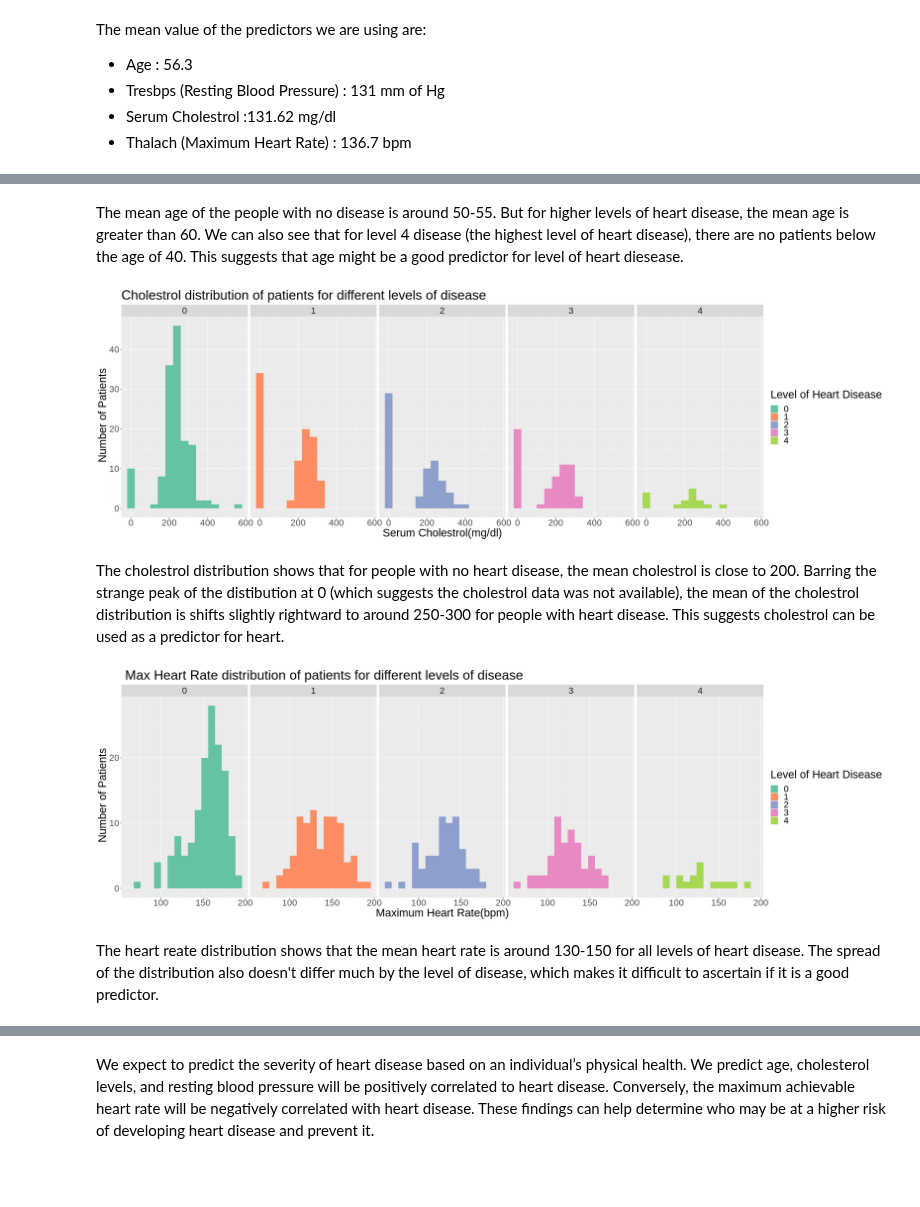
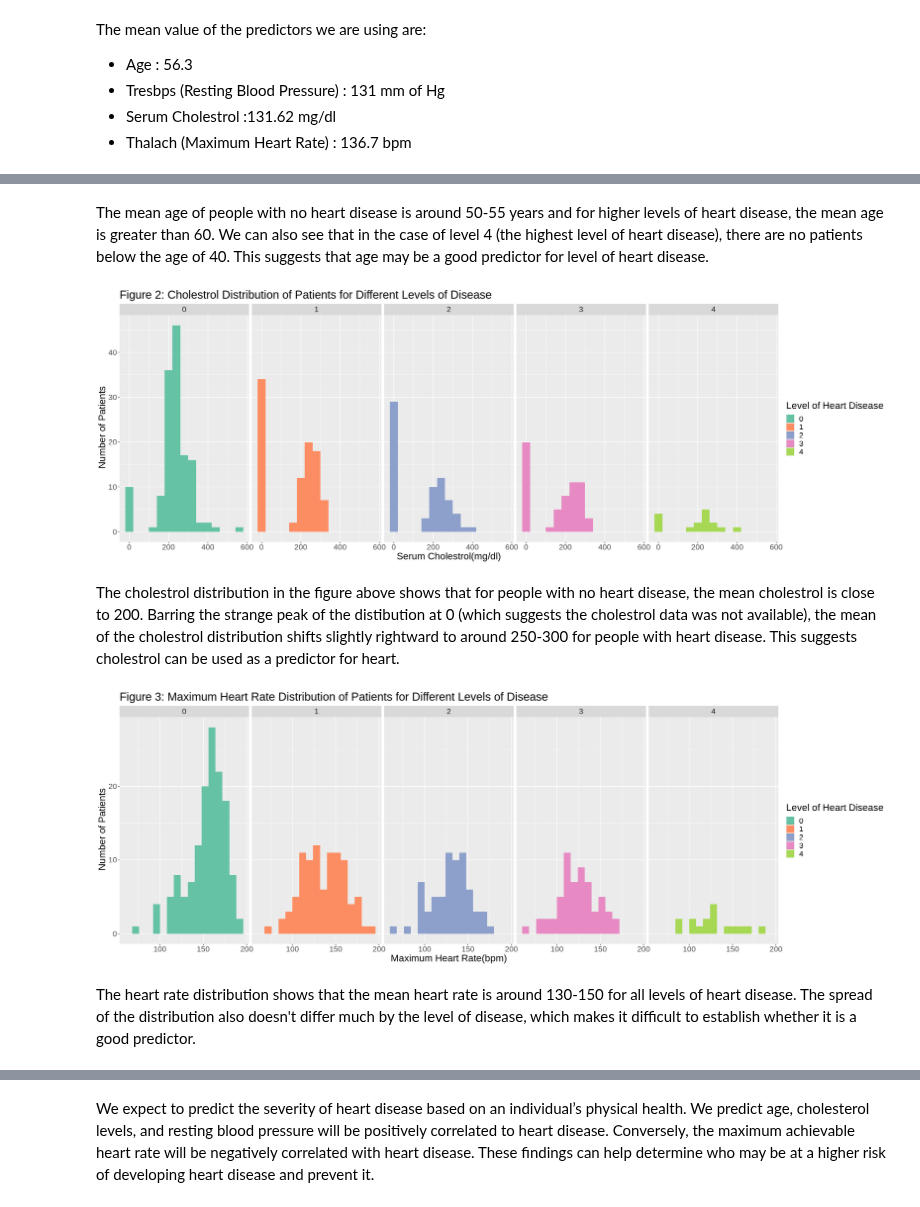
Before and after one commit to sachit-sharma/dsci-100-group-project-group53, a Jupyter notebook: project_report.ipynb, the cells around one changed output, grey strips where cells are left out. Drawn from its saved outputs; the diff is of its cells as text; code cells hidden in the pictures; blank space fills up the shorter version.

```diff
--- a/project_report.ipynb
+++ b/project_report.ipynb
@@ -199,33 +216,33 @@ age_hist
 # %% [markdown]
-The mean age of the people with no disease is around 50-55. But for higher levels of heart disease, the mean age is greater than 60. We can also see that for level 4 disease (the highest level of heart disease), there are no patients below the age of 40.  This suggests that age might be a good predictor for level of heart diesease.
+The mean age of people with no heart disease is around 50-55 years and for higher levels of heart disease, the mean age is greater than 60. We can also see that in the case of level 4 (the highest level of heart disease), there are no patients below the age of 40.  This suggests that age may be a good predictor for level of heart disease.
 # %%
-options(repr.plot.width = 25, repr.plot.height = 8)
+options(repr.plot.width = 23, repr.plot.height = 8)
 chol_hist <- ggplot(heart_disease_train, aes(x = chol, fill = class)) +
              geom_histogram(binwidth = 40) +
              labs(x = "Serum Cholestrol(mg/dl)",
                   y = " Number of Patients",
                   fill = "Level of Heart Disease") +
-             ggtitle("Cholestrol distribution of patients for different levels of disease" ) +
+             ggtitle("Figure 2: Cholestrol Distribution of Patients for Different Levels of Disease" ) +
             scale_fill_brewer(palette = "Set2") +
              facet_grid(cols = vars(class)) +
-             theme(text = element_text(size = 25))
+             theme(text = element_text(size = 20))
 chol_hist
 # %% [output]
-[figure, old version]
+[figure, new version]
 # %% [markdown]
-The cholestrol distribution shows that for people with no heart disease, the mean cholestrol is close to 200. Barring the strange peak of the distibution at 0 (which suggests the cholestrol data was not available), the mean of the cholestrol distribution is shifts slightly rightward to around 250-300 for people with heart disease. This suggests cholestrol can be used as a predictor for heart.
+The cholestrol distribution in the figure above shows that for people with no heart disease, the mean cholestrol is close to 200. Barring the strange peak of the distibution at 0 (which suggests the cholestrol data was not available), the mean of the cholestrol distribution shifts slightly rightward to around 250-300 for people with heart disease. This suggests cholestrol can be used as a predictor for heart.
 # %%
-options(repr.plot.width = 25, repr.plot.height = 8)
+options(repr.plot.width = 23, repr.plot.height = 8)
 thalach_hist <- ggplot(heart_disease_train,  aes(x = thalach, fill = class))  +
                geom_histogram(binwidth = 8) +
                labs(x = "Maximum Heart Rate(bpm)",  y = " Number of Patients", fill = "Level of Heart Disease") +
                facet_grid(cols = vars(class)) +
                scale_fill_brewer(palette = "Set2") +
-               ggtitle(" Max Heart Rate distribution of patients for different levels of disease" ) +
-             theme(text = element_text(size = 25))
+               ggtitle("Figure 3: Maximum Heart Rate Distribution of Patients for Different Levels of Disease" ) +
+             theme(text = element_text(size = 20))
 thalach_hist
 # %% [output]
-[figure, old version]
+[figure, new version]
 # %% [markdown]
-The heart reate distribution shows that the mean heart rate is around 130-150 for all levels of heart disease. The spread of the distribution also doesn't differ much by the level of disease, which makes it difficult to ascertain if it is a good predictor.
+The heart rate distribution shows that the mean heart rate is around 130-150 for all levels of heart disease. The spread of the distribution also doesn't differ much by the level of disease, which makes it difficult to establish whether it is a good predictor.
 # %%
```
Also changed, not shown: parts of 58 cells of this notebook.
